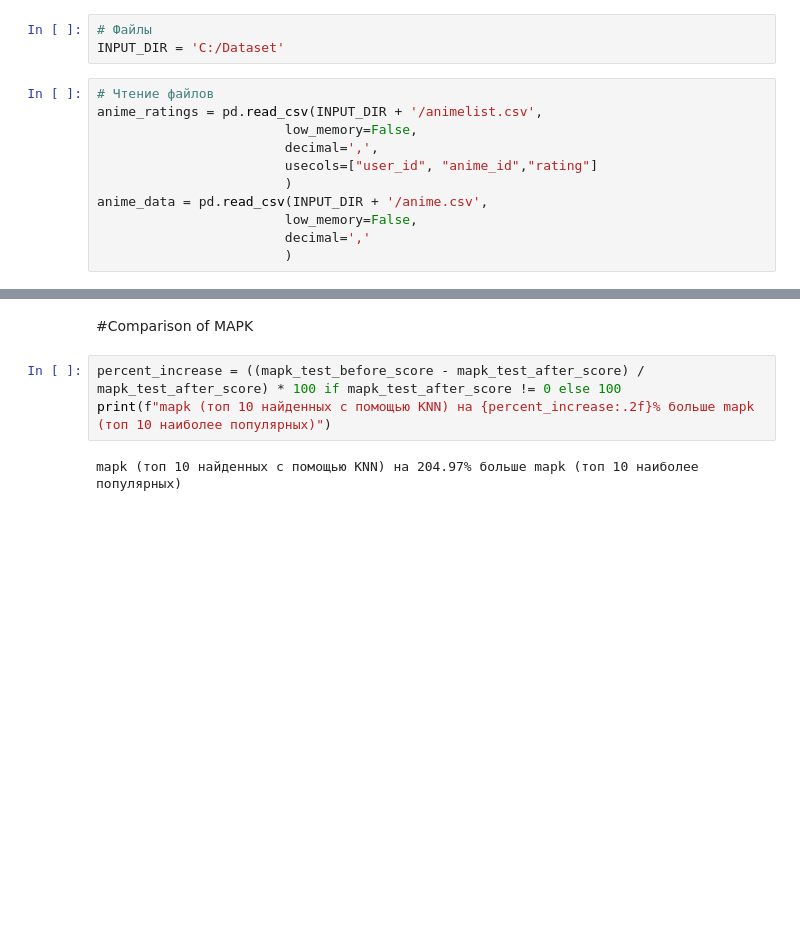
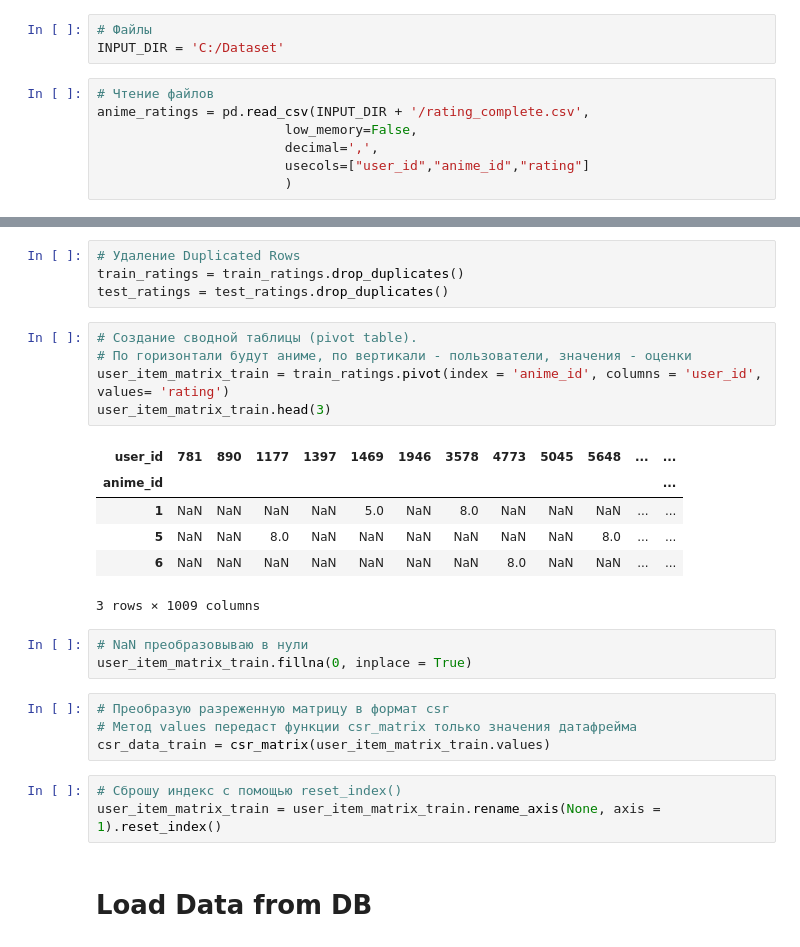
Before and after one commit to Tsuchikage/My-First-Data-Project-2, a Jupyter notebook: RecommendationSystem.ipynb, the cells around one changed output, grey strips where cells are left out. Drawn from its saved outputs; the diff is of its cells as text; blank space fills up the shorter version.

Commit message:
Item/User/Content/Hybrid System

```diff
--- a/RecommendationSystem.ipynb
+++ b/RecommendationSystem.ipynb
@@ -13,12 +21,8 @@ from src.mapk import *
 INPUT_DIR = 'C:/Dataset'
 # %%
 # Чтение файлов
-anime_ratings = pd.read_csv(INPUT_DIR + '/animelist.csv',
+anime_ratings = pd.read_csv(INPUT_DIR + '/rating_complete.csv',
                         low_memory=False,
                         decimal=',',
-                        usecols=["user_id", "anime_id","rating"]
+                        usecols=["user_id","anime_id","rating"]
                         )
-anime_data = pd.read_csv(INPUT_DIR + '/anime.csv',
-                        low_memory=False,
-                        decimal=','
-                        )
@@ -325,7 +49,28 @@ MAPK@10 score:  0.019129662522202485
-# %% [markdown]
-#Comparison of MAPK
-# %%
-percent_increase = ((mapk_test_before_score - mapk_test_after_score) / mapk_test_after_score) * 100 if mapk_test_after_score != 0 else 100
-print(f"mapk (топ 10 найденных с помощью KNN) на {percent_increase:.2f}% больше mapk (топ 10 наиболее популярных)")
-# %% [output]
-mapk (топ 10 найденных с помощью KNN) на 204.97% больше mapk (топ 10 наиболее популярных)
+# %%
+# Удаление Duplicated Rows
+train_ratings = train_ratings.drop_duplicates()
+test_ratings = test_ratings.drop_duplicates()
+# %%
+# Создание сводной таблицы (pivot table).
+# По горизонтали будут аниме, по вертикали - пользователи, значения - оценки
+user_item_matrix_train = train_ratings.pivot(index = 'anime_id', columns = 'user_id', values= 'rating')
+user_item_matrix_train.head(3)
+# %% [output]
+| user_id | 781 | 890 | 1177 | 1397 | 1469 | 1946 | 3578 | 4773 | 5045 | 5648 | ... | ... |
+| anime_id |  |  |  |  |  |  |  |  |  |  |  | ... |
+| 1 | NaN | NaN | NaN | NaN | 5.0 | NaN | 8.0 | NaN | NaN | NaN | ... | ... |
+| 5 | NaN | NaN | 8.0 | NaN | NaN | NaN | NaN | NaN | NaN | 8.0 | ... | ... |
+| 6 | NaN | NaN | NaN | NaN | NaN | NaN | NaN | 8.0 | NaN | NaN | ... | ... |
+3 rows × 1009 columns
+# %%
+# NaN преобразовываю в нули
+user_item_matrix_train.fillna(0, inplace = True)
+# %%
+# Преобразую разреженную матрицу в формат csr
+# Метод values передаст функции csr_matrix только значения датафрейма
+csr_data_train = csr_matrix(user_item_matrix_train.values)
+# %%
+# Сброшу индекс с помощью reset_index()
+user_item_matrix_train = user_item_matrix_train.rename_axis(None, axis = 1).reset_index()
+# %% [markdown]
+# Load Data from DB
```
Also changed, not shown: parts of 50 cells of this notebook, 13 other files.
